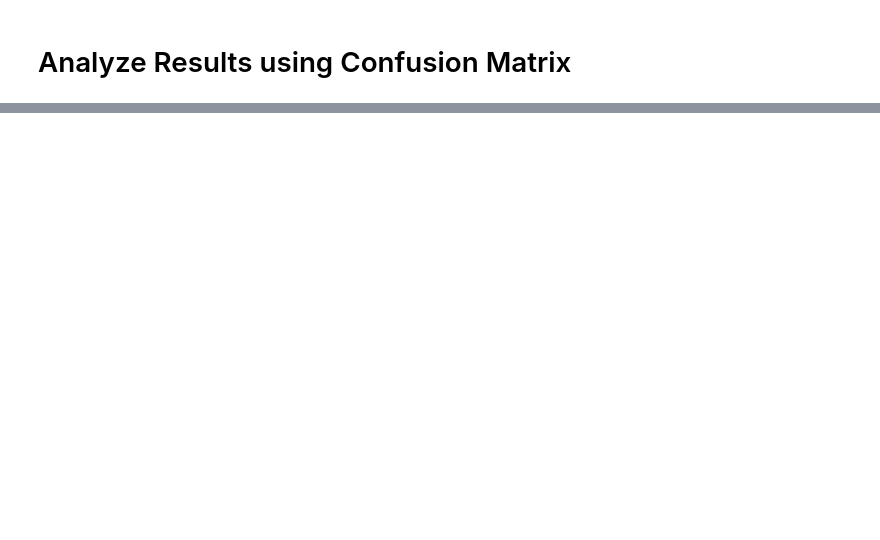
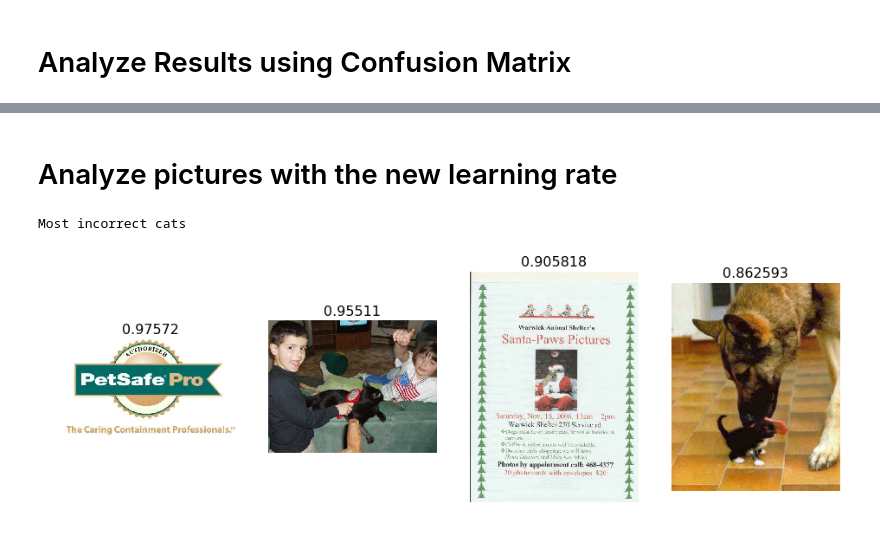
Before and after one commit to zaoyang/fastai, a Jupyter notebook: courses/dl1_redone/lesson1_redone.ipynb, the cells around one changed output, grey strips where cells are left out. Drawn from its saved outputs; the diff is of its cells as text; code cells hidden in the pictures; blank space fills up the shorter version.

```diff
--- a/courses/dl1_redone/lesson1_redone.ipynb
+++ b/courses/dl1_redone/lesson1_redone.ipynb
@@ -316,0 +328,7 @@ accuracy(log_preds,y)
+# %% [markdown]
+# Analyze pictures with the new learning rate
+# %%
+plot_val_with_title(most_by_correct(0, False), "Most incorrect cats")
+# %% [output]
+Most incorrect cats
+[figure, added]
```
Also changed, not shown: parts of 22 cells of this notebook, 3 other files.
